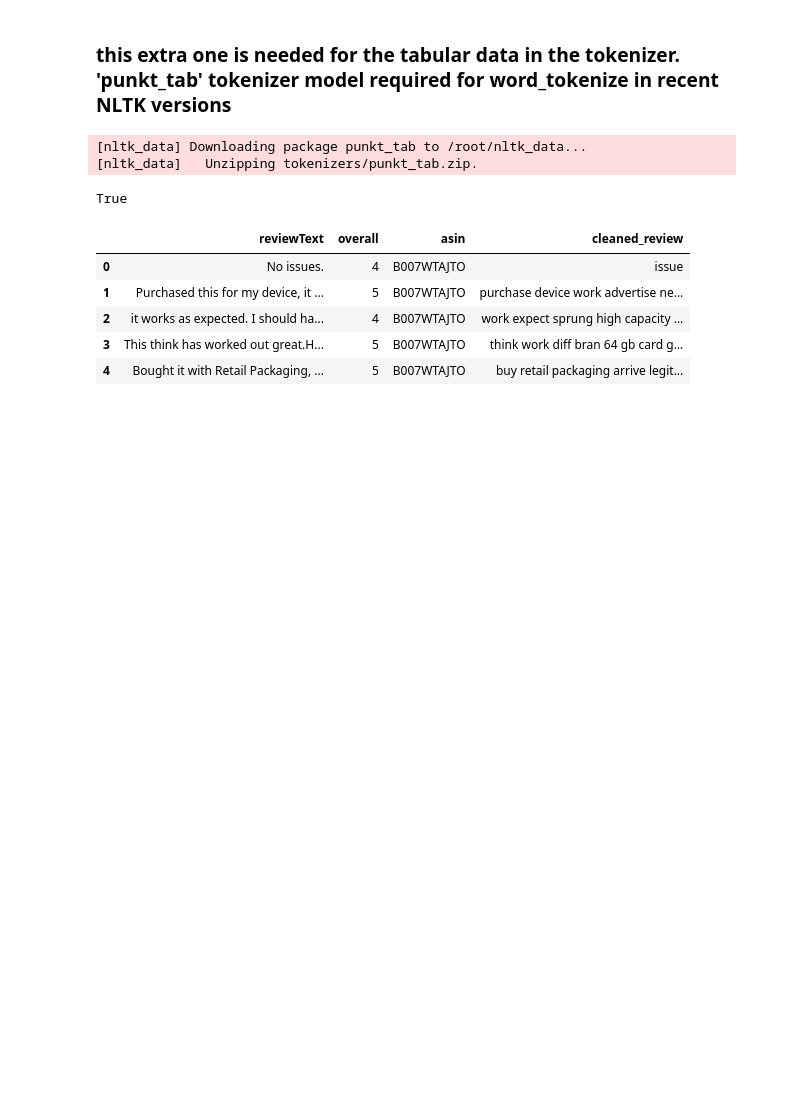
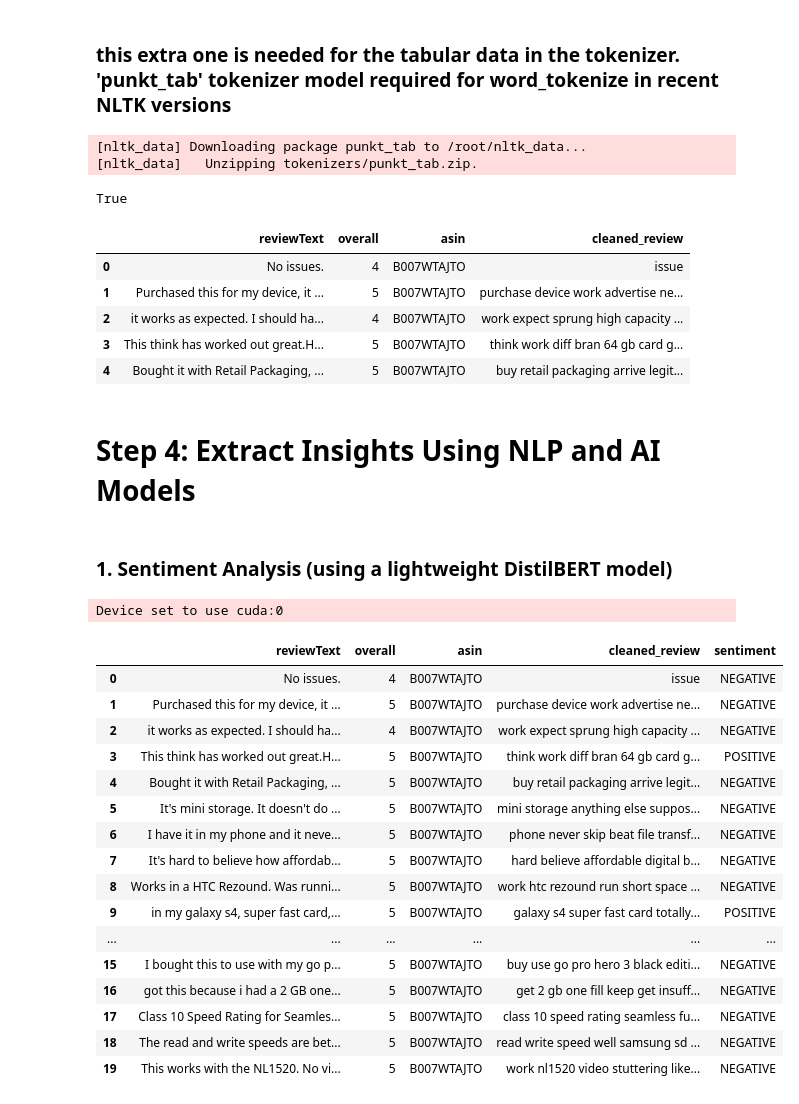
Before and after one commit to GurionRamapoguSajeevan/GenAI-customer-review-sentiment-engine, a Jupyter notebook: GenAI_sentiment_engine.ipynb, the cells around one changed output. Saved outputs shown, nothing was run; the diff lists cells and outputs as text; code cells hidden in the pictures; blank space fills up the shorter version.

```diff
--- a/GenAI_sentiment_engine.ipynb
+++ b/GenAI_sentiment_engine.ipynb
@@ -134,3 +134,13 @@ df.head()
 # Dropping empty reviews if any
 # %%
 df = df.dropna(subset=['cleaned_review'])
+# %% [markdown]
+# Step 4: Extract Insights Using NLP and AI Models
+# %% [markdown]
+###  1. Sentiment Analysis (using a lightweight DistilBERT model)
+# %%
+sentiment_pipeline = pipeline('sentiment-analysis', model='distilbert-base-uncased-finetuned-sst-2-english', device=0)  # device=0 uses GPU
+
+# df['sentiment'] = df['cleaned_review'].apply(lambda x: sentiment_pipeline(x)[0]['label'] if x else 'NEUTRAL')
+# %% [output]
+Device set to use cuda:0
@@ -136,0 +149,20 @@ df = df.dropna(subset=['cleaned_review'])
+# %%
+df.head(20)
+# %% [output]
+|  | reviewText | overall | asin | cleaned_review | sentiment |
+| 0 | No issues. | 4 | B007WTAJTO | issue | NEGATIVE |
+| 1 | Purchased this for my device, it ... | 5 | B007WTAJTO | purchase device work advertise ne... | NEGATIVE |
+| 2 | it works as expected. I should ha... | 4 | B007WTAJTO | work expect sprung high capacity ... | NEGATIVE |
+| 3 | This think has worked out great.H... | 5 | B007WTAJTO | think work diff bran 64 gb card g... | POSITIVE |
+| 4 | Bought it with Retail Packaging, ... | 5 | B007WTAJTO | buy retail packaging arrive legit... | NEGATIVE |
+| 5 | It's mini storage. It doesn't do ... | 5 | B007WTAJTO | mini storage anything else suppos... | NEGATIVE |
+| 6 | I have it in my phone and it neve... | 5 | B007WTAJTO | phone never skip beat file transf... | NEGATIVE |
+| 7 | It's hard to believe how affordab... | 5 | B007WTAJTO | hard believe affordable digital b... | NEGATIVE |
+| 8 | Works in a HTC Rezound. Was runni... | 5 | B007WTAJTO | work htc rezound run short space ... | NEGATIVE |
+| 9 | in my galaxy s4, super fast card,... | 5 | B007WTAJTO | galaxy s4 super fast card totally... | POSITIVE |
+| ... | ... | ... | ... | ... | ... |
+| 15 | I bought this to use with my go p... | 5 | B007WTAJTO | buy use go pro hero 3 black editi... | NEGATIVE |
+| 16 | got this because i had a 2 GB one... | 5 | B007WTAJTO | get 2 gb one fill keep get insuff... | NEGATIVE |
+| 17 | Class 10 Speed Rating for Seamles... | 5 | B007WTAJTO | class 10 speed rating seamless fu... | NEGATIVE |
+| 18 | The read and write speeds are bet... | 5 | B007WTAJTO | read write speed well samsung sd ... | NEGATIVE |
+| 19 | This works with the NL1520. No vi... | 5 | B007WTAJTO | work nl1520 video stuttering like... | NEGATIVE |
```
Also changed, not shown: parts of 7 cells of this notebook.
